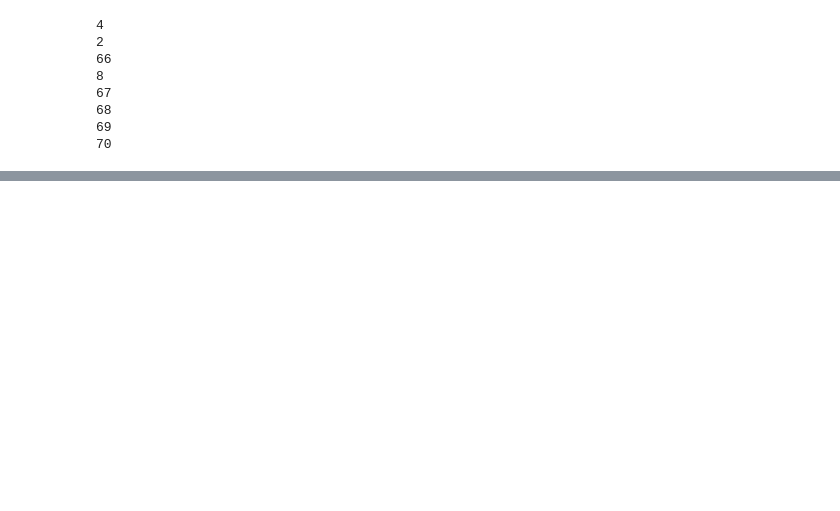
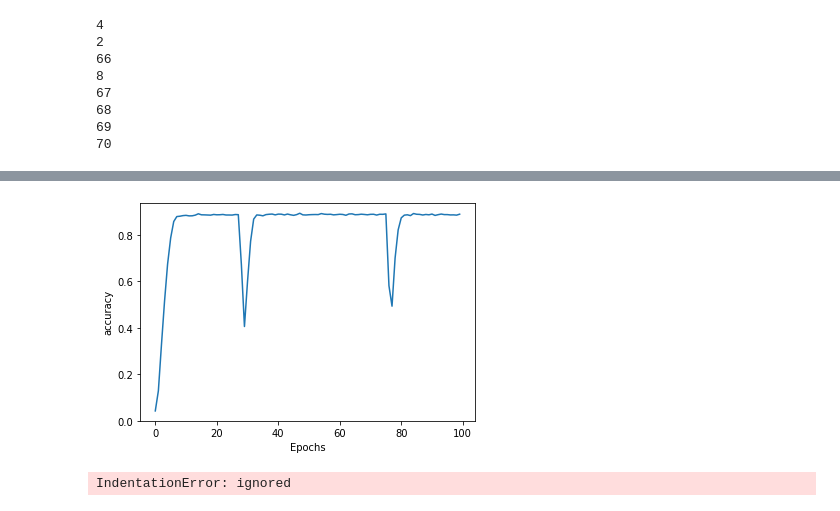
Before and after one commit to ravellys/NLP_coursera, a Jupyter notebook: Semana04.ipynb, the cells around one changed output, grey strips where cells are left out. Cells and saved outputs as stored; diff of their text form; code cells hidden in the pictures; blank space fills up the shorter version.

```diff
--- a/Semana04.ipynb
+++ b/Semana04.ipynb
@@ -135,0 +180,16 @@ Laurence went to dublin round bees round a whirligig cask red as a rose rose was
+# %%
+input_sequences = []
+for line in corpus:
+	token_list = tokenizer.texts_to_sequences([line])[0]
+	for i in range(1, len(token_list)):
+		n_gram_sequence = token_list[:i+1]
+		input_sequences.append(n_gram_sequence)
+
+# pad sequences
+max_sequence_len = max([len(x) for x in input_sequences])
+input_sequences = np.array(pad_sequences(input_sequences, maxlen=max_sequence_len, padding='pre'))
+
+# create predictors and label
+xs, labels = input_sequences[:,:-1],input_sequences[:,-1]
+
+ys = tf.keras.utils.to_categorical(labels, num_classes=total_words)
@@ -135,0 +208,16 @@ Laurence went to dublin round bees round a whirligig cask red as a rose rose was
+# %%
+model = Sequential([
+        Embedding(total_words, 100, input_length=max_sequence_len-1),
+        Bidirectional(LSTM(150)),
+        Dense(total_words, activation='softmax')
+]
+)
+
+model.compile(
+    loss='categorical_crossentropy',
+    optimizer=Adam(lr=0.01),
+    metrics=['accuracy'])
+
+history = model.fit(xs, ys, epochs=100, verbose=1)
+
+print(model)
@@ -135,0 +242,14 @@ Laurence went to dublin round bees round a whirligig cask red as a rose rose was
+# %%
+import matplotlib.pyplot as plt
+
+
+
+def plot_graphs(history, string):
+  plt.plot(history.history[string])
+  plt.xlabel("Epochs")
+  plt.ylabel(string)
+  plt.show()
+# %%
+plot_graphs(history, 'accuracy')
+# %% [output]
+[figure, added]
@@ -135,0 +260,11 @@ Laurence went to dublin round bees round a whirligig cask red as a rose rose was
+# %%
+def previsao_texto(seed_text, next_words):
+	for _ in range(next_words):
+		token_list = tokenizer.texts_to_sequences([seed_text])[0]
+		token_list = pad_sequences([token_list], maxlen=max_sequence_len-1, padding='pre')
+		predicted = model.predict_classes(token_list, verbose=0)
+		output_word = index_word[predicted[-1]]
+		seed_text += " " + output_word
+	return seed_text
+# %% [output]
+IndentationError: ignored
```
Also changed, not shown: parts of 14 cells of this notebook.
